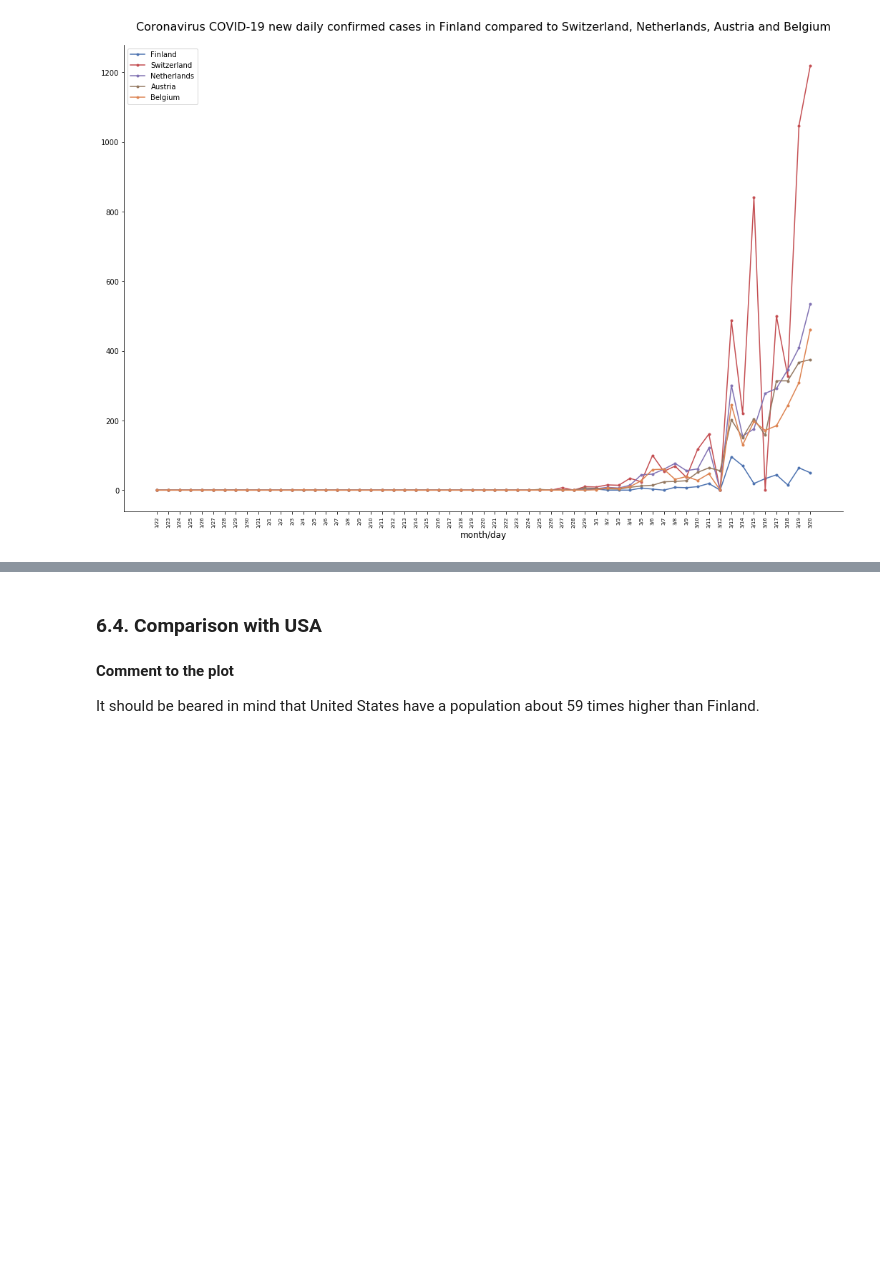
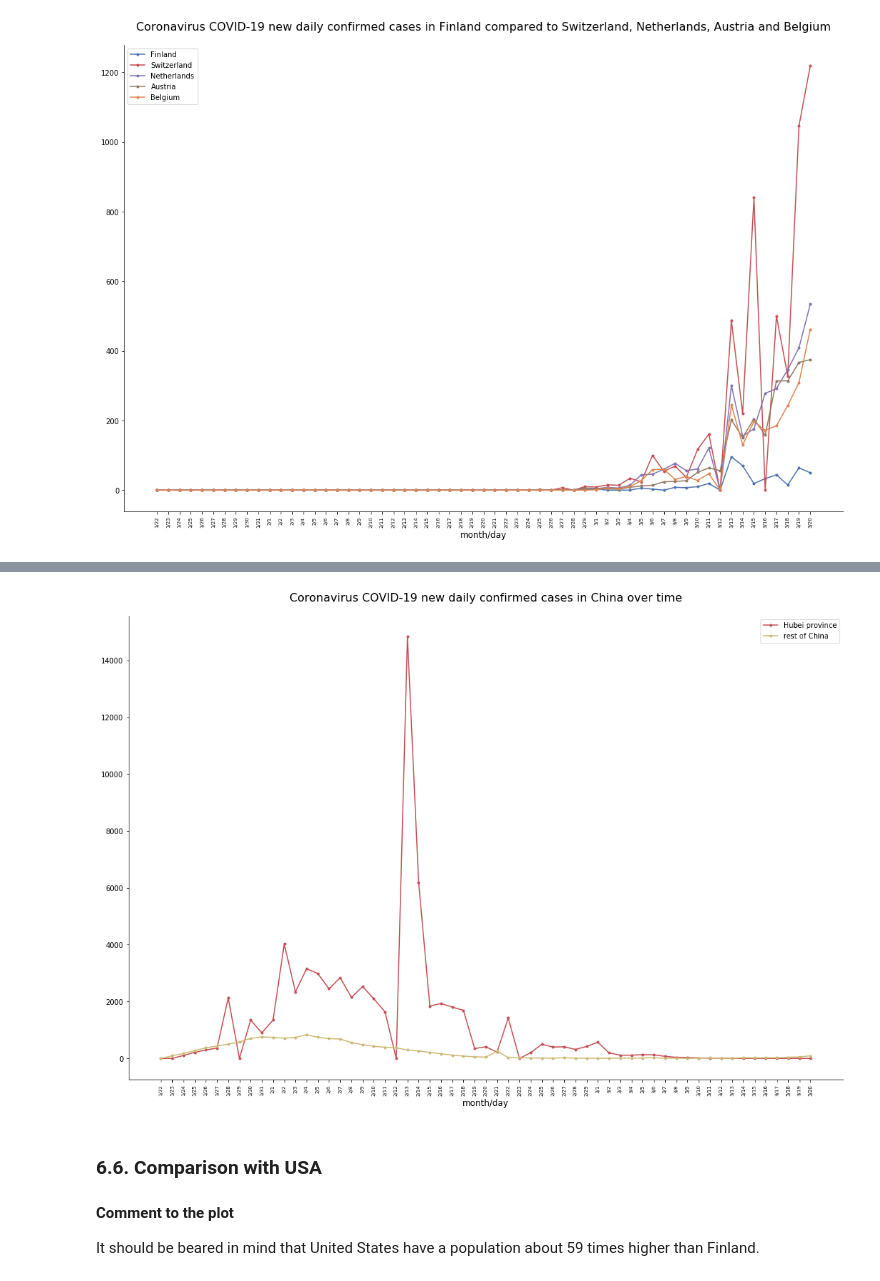
Before and after one commit to BerniHacker/Coronavirus, a Jupyter notebook: Coronavirus_Finland.ipynb, the cells around one changed output, grey strips where cells are left out. Drawn from its saved outputs; the diff is of its cells as text; code cells hidden in the pictures; blank space fills up the shorter version.

```diff
--- a/Coronavirus_Finland.ipynb
+++ b/Coronavirus_Finland.ipynb
@@ -1330,5 +1371,19 @@ cust_line_plot((days_tot, finland_conf_incr_0, ".", 0, "Finland"),
+# %%
+# Plotting daily increments in confirmed cases in China
+cust_line_plot((days_tot, hubei_conf_incr_0, ".", '-', 3, "Hubei province"),
+               (days_tot, restchina_conf_incr_0, ".", '-', 8, "rest of China"),
+               figsize_w=18, figsize_h=12,
+               title="Coronavirus COVID-19 new daily confirmed cases in China over time",
+               title_fs=16, title_offset=20,
+               rem_borders=True,
+               x_label="month/day", xlabel_fs=12,
+               xvalues_fs=7,rot=90,
+               y_label=None, ylabel_fs=12,
+               legend=True)
+# %% [output]
+[figure, added]
 # %% [markdown]
-### 6.4. Comparison with USA<a name="6.4."></a>
+### 6.6. Comparison with USA<a name="6.6."></a>
 # %% [markdown]
 **Comment to the plot**
 
```
Also changed, not shown: parts of 20 cells of this notebook, 1 other file.
